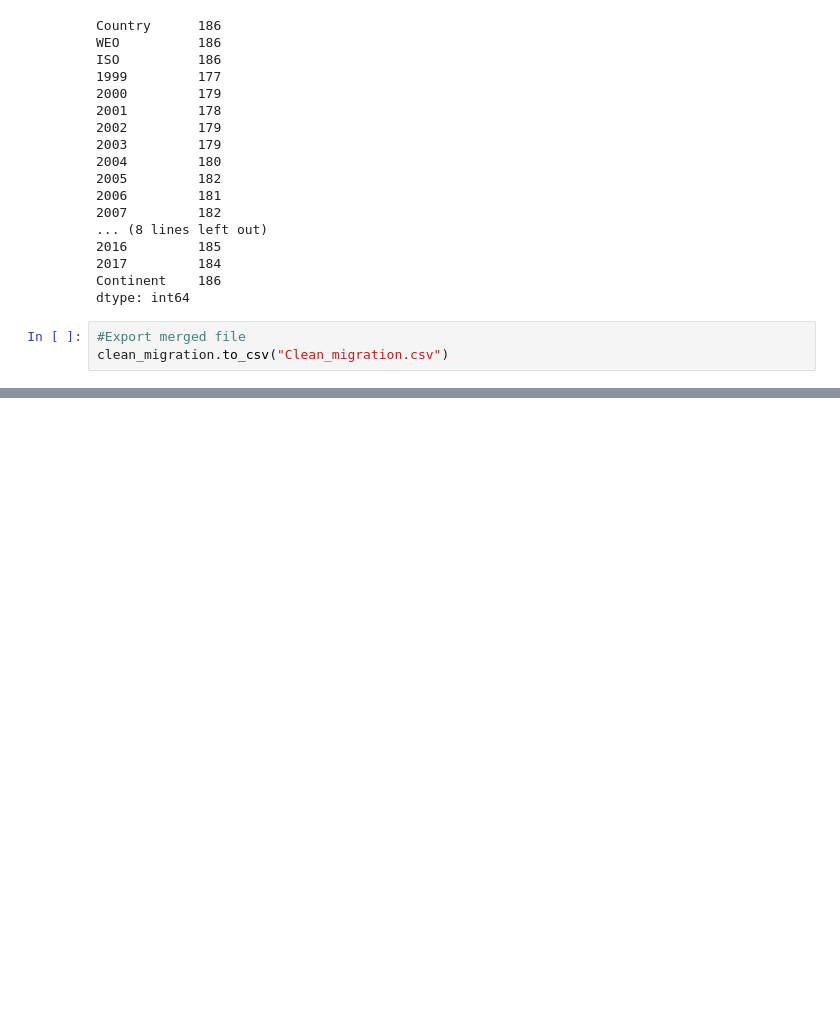
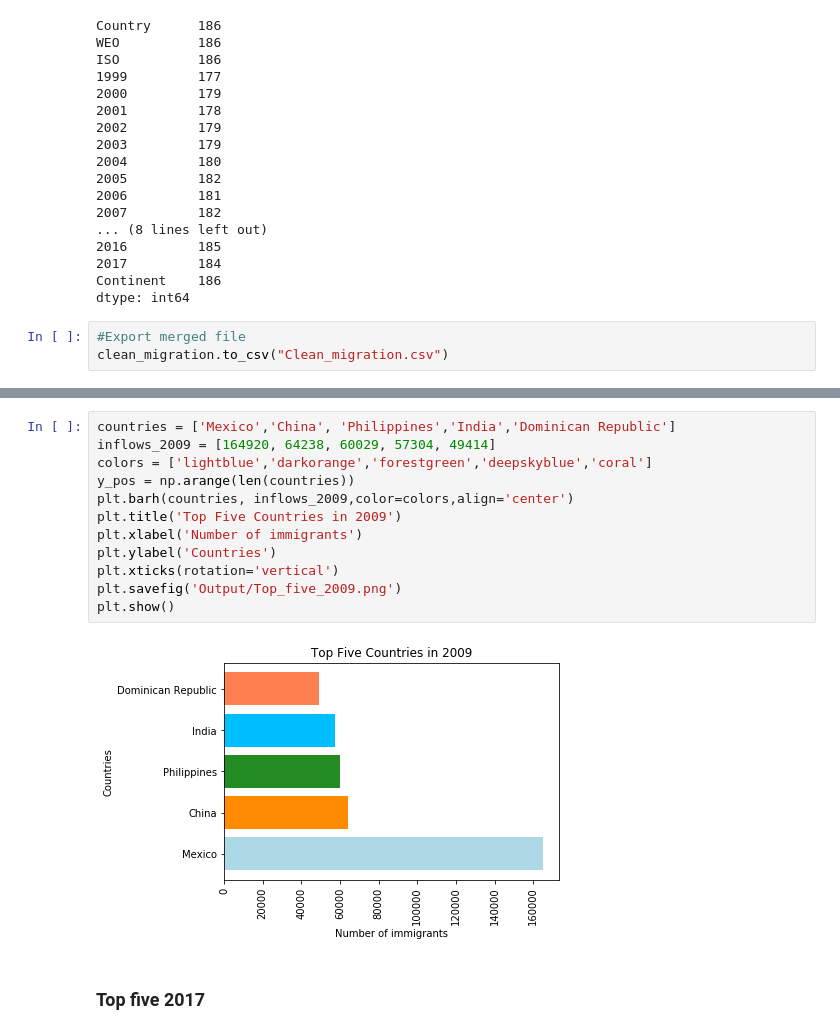
Before and after one commit to fafdenis/District_Coding_Project_1, a Jupyter notebook: Pre_analysis/Pre_analysis.ipynb, the cells around one changed output, grey strips where cells are left out. Drawn from its saved outputs; the diff is of its cells as text; blank space fills up the shorter version.

```diff
--- a/Pre_analysis/Pre_analysis.ipynb
+++ b/Pre_analysis/Pre_analysis.ipynb
@@ -173,0 +316,16 @@ clean_migration.to_csv("Clean_migration.csv")
+# %%
+countries = ['Mexico','China', 'Philippines','India','Dominican Republic']
+inflows_2009 = [164920, 64238, 60029, 57304, 49414]
+colors = ['lightblue','darkorange','forestgreen','deepskyblue','coral']
+y_pos = np.arange(len(countries))
+plt.barh(countries, inflows_2009,color=colors,align='center')
+plt.title('Top Five Countries in 2009')
+plt.xlabel('Number of immigrants')
+plt.ylabel('Countries')
+plt.xticks(rotation='vertical')
+plt.savefig('Output/Top_five_2009.png')
+plt.show()
+# %% [output]
+[figure, added]
+# %% [markdown]
+### Top five 2017
```
Also changed, not shown: parts of 18 cells of this notebook, 3 other files.
